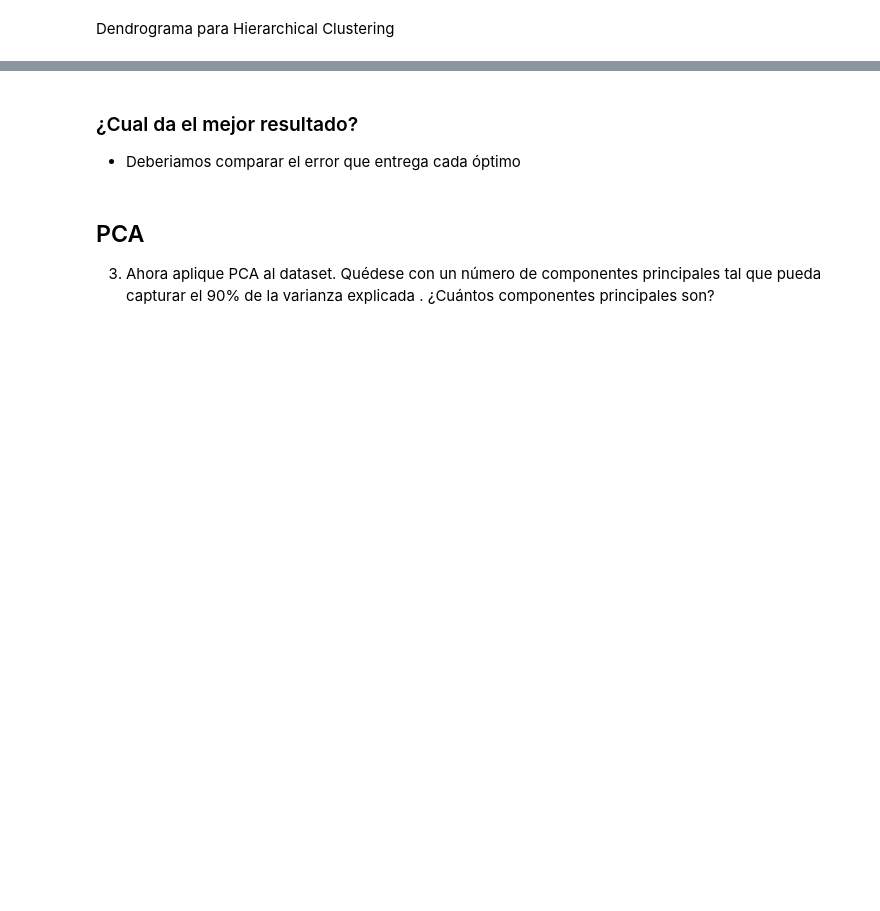
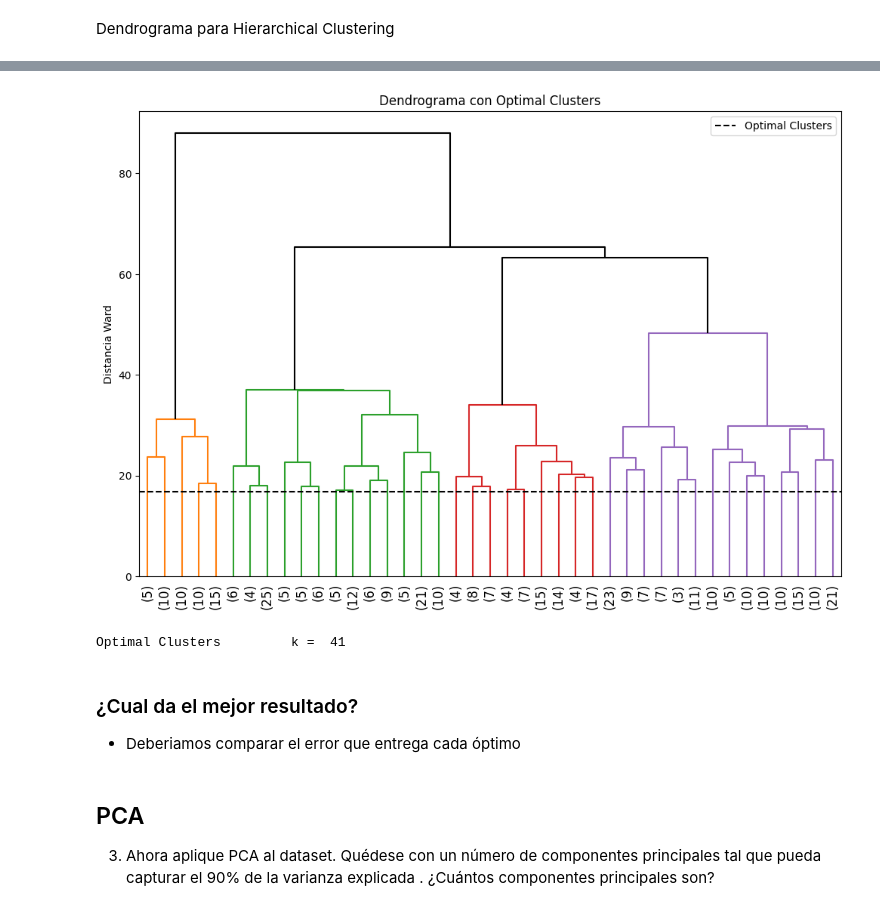
Before and after one commit to ElKroko/tarea-IA, a Jupyter notebook: 3. Olivetti Faces.ipynb, the cells around one changed output, grey strips where cells are left out. Drawn from its saved outputs; the diff is of its cells as text; code cells hidden in the pictures; blank space fills up the shorter version.

```diff
--- a/3. Olivetti Faces.ipynb
+++ b/3. Olivetti Faces.ipynb
@@ -129,3 +130,25 @@ plt.show()
+# %%
+from scipy.cluster.hierarchy import dendrogram, linkage
+
+# Creamos una matriz de linkage usando Ward linkage
+linkage_matrix = linkage(data_scaled, method='ward')
+optimal_clusters_level = linkage_matrix[-optimal_clusters_no_pca, 2]  # Optimal clusters level in the dendrogram
+
+# Plot the dendrogram
+# Graficamos el dendrograma
+plt.figure(figsize=(12, 8))
+dendrogram(linkage_matrix, above_threshold_color='black', labels=range(1, len(data_scaled) + 1),
+           truncate_mode='lastp', p=optimal_clusters_no_pca, leaf_rotation=90, leaf_font_size=12)
+# Add a horizontal line at the optimal number of clusters level
+plt.axhline(y=optimal_clusters_level, color='black', linestyle='--', label='Optimal Clusters')
+plt.ylabel("Distancia Ward")
+plt.title("Dendrograma con Optimal Clusters")
+plt.legend()
+plt.show()
+print("Optimal Clusters \t k = ", optimal_clusters_no_pca)
+# %% [output]
+[figure, added]
+Optimal Clusters         k =  41
 # %% [markdown]
 ### ¿Cual da el mejor resultado?
 
```
Also changed, not shown: parts of 14 cells of this notebook.
